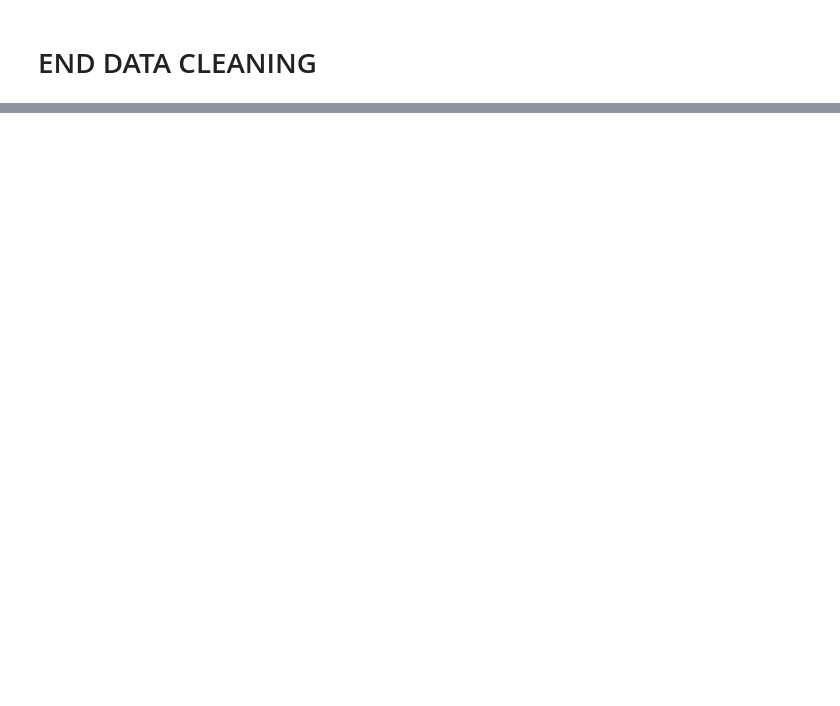
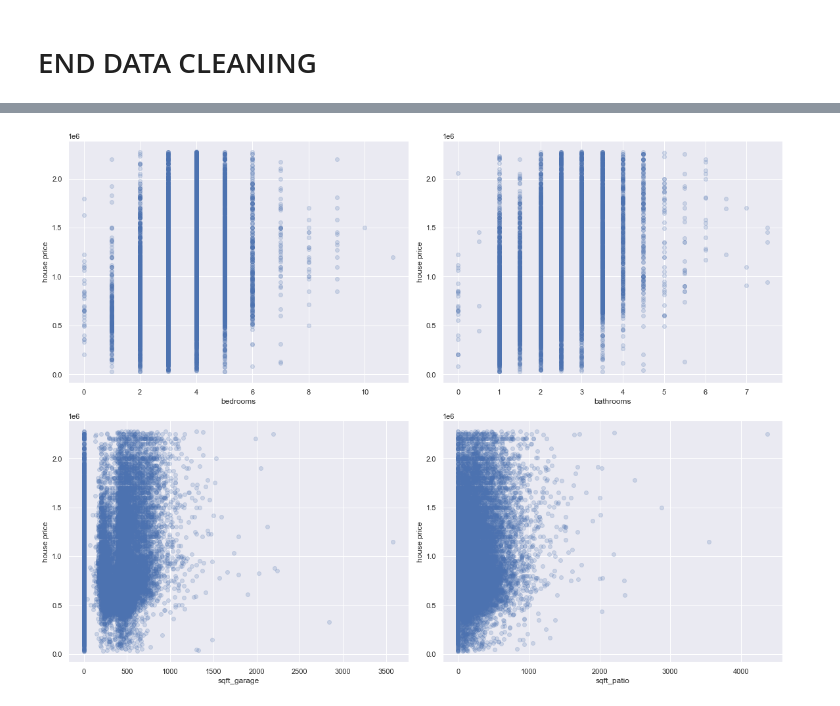
Before and after one commit to russelltblanch1993/PSRproject2, a Jupyter notebook: test_notebook_pas_3.ipynb, the cells around one changed output, grey strips where cells are left out. Saved outputs shown, nothing was run; the diff lists cells and outputs as text; code cells hidden in the pictures; blank space fills up the shorter version.

Commit message:
20230214 commit for updated test notebooks

```diff
--- a/test_notebook_pas_3.ipynb
+++ b/test_notebook_pas_3.ipynb
@@ -121,0 +136,17 @@ df_model_iqr.head()
+# %%
+# Defining X and y to be used in dummy model
+
+X = df_model_iqr.drop(columns=['price', 'grade'])
+y = df_model_iqr['price']
+# %%
+#Test train split
+X_train, X_test, y_train, y_test = train_test_split(X, y, random_state=0)
+
+# Instantiate linear regression model and fit to training data
+lm = LinearRegression().fit(X_train, y_train)
+
+lm_dummy_mean = DummyRegressor(strategy = 'mean').fit(X_train, y_train)
+lm_dummy_median = DummyRegressor(strategy = 'median').fit(X_train, y_train)
+
+y_predict_dummy_mean = lm_dummy_mean.predict(X_test)
+y_predict_dummy_median = lm_dummy_median.predict(X_test)
@@ -129,0 +245,15 @@ sns.heatmap(df_model_iqr.corr(), annot=True);
+# %%
+# Create scatter plots of remaining variables
+
+scatterplot_data = X_train.drop('grade_num', axis=1)
+
+fig, axes = plt.subplots(ncols=2, nrows=2, figsize=(16, 12))
+fig.set_tight_layout(True)
+
+for index, col in enumerate(scatterplot_data.columns):
+    ax = axes[index//2][index%2]
+    ax.scatter(X_train[col], y_train, alpha=0.2)
+    ax.set_xlabel(col)
+    ax.set_ylabel("house price")
+# %% [output]
+[figure, added]
```
Also changed, not shown: parts of 20 cells of this notebook.
